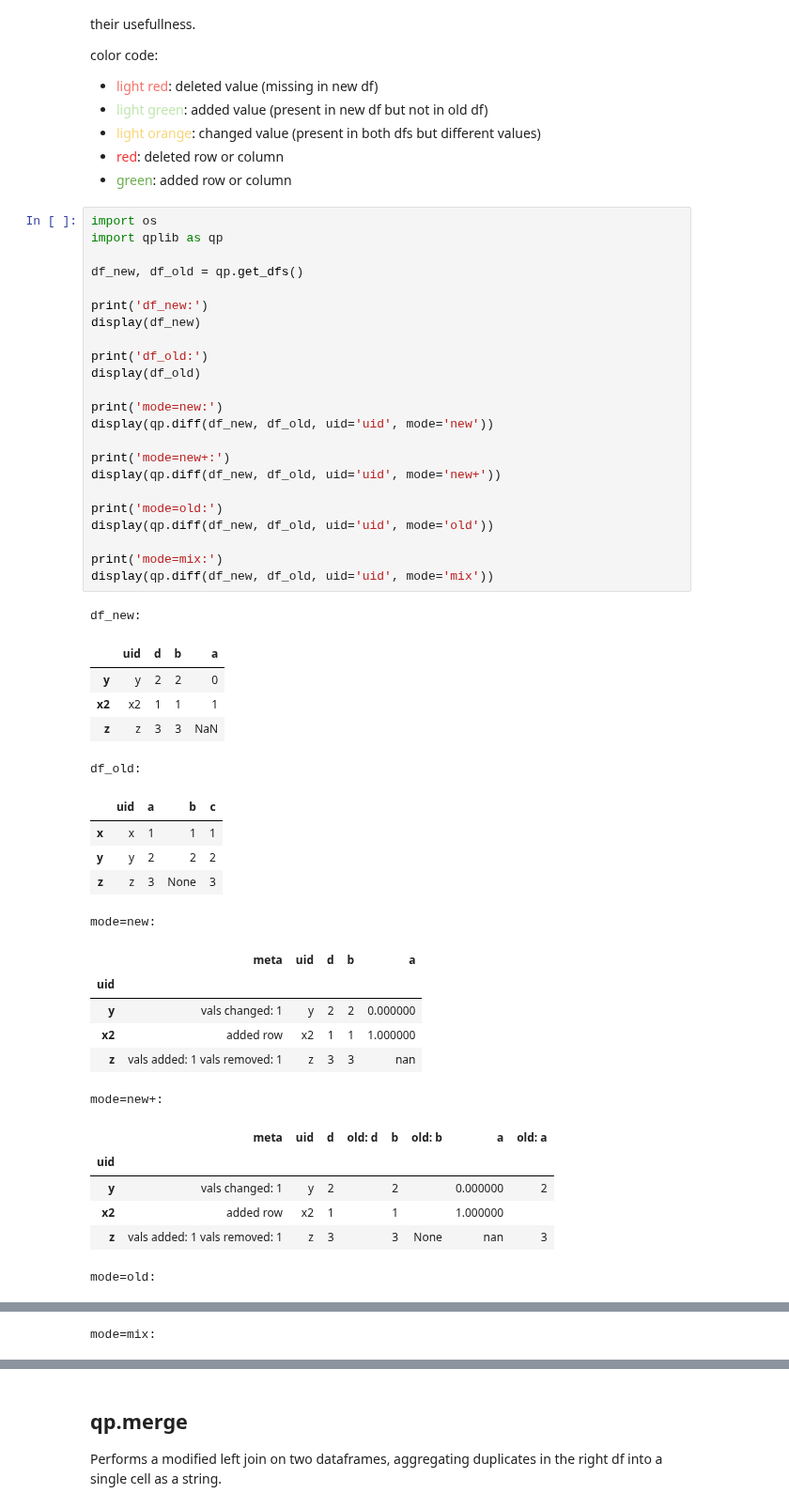
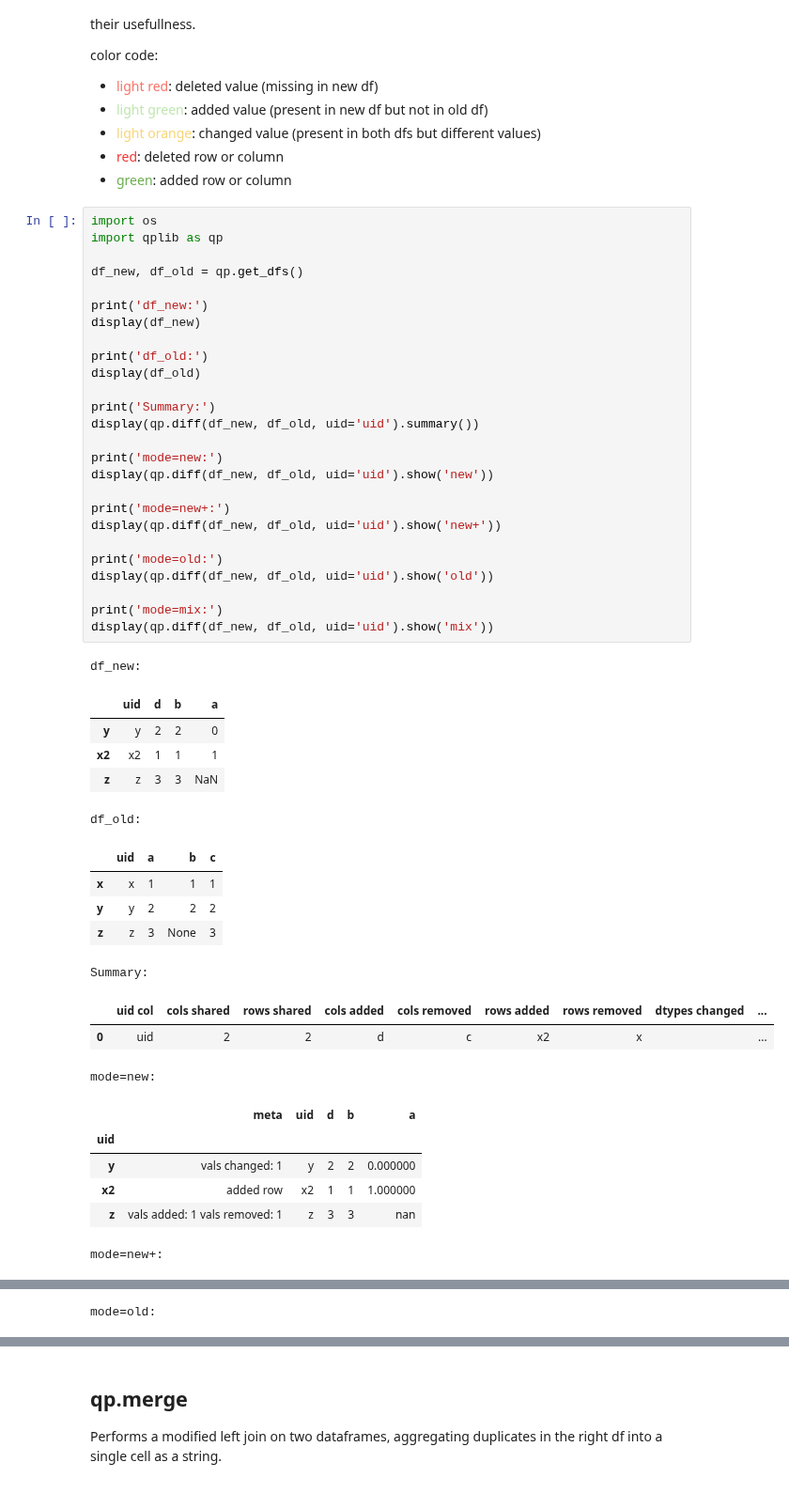
Before and after one commit to MartinVoelkl94/qplib_dev, a Jupyter notebook: interactive_demo.ipynb, the cells around one changed output, grey strips where cells are left out. Shown at 94% size. Drawn from its saved outputs; the diff is of its cells as text.

```diff
--- a/interactive_demo.ipynb
+++ b/interactive_demo.ipynb
@@ -1306,47 +1306,47 @@ color code:
 # %%
 import os
 import qplib as qp
 
 df_new, df_old = qp.get_dfs()
 
 print('df_new:')
 display(df_new)
 
 print('df_old:')
 display(df_old)
 
+print('Summary:')
+display(qp.diff(df_new, df_old, uid='uid').summary())
+
 print('mode=new:')
-display(qp.diff(df_new, df_old, uid='uid', mode='new'))
+display(qp.diff(df_new, df_old, uid='uid').show('new'))
 
 print('mode=new+:')
-display(qp.diff(df_new, df_old, uid='uid', mode='new+'))
+display(qp.diff(df_new, df_old, uid='uid').show('new+'))
 
 print('mode=old:')
-display(qp.diff(df_new, df_old, uid='uid', mode='old'))
+display(qp.diff(df_new, df_old, uid='uid').show('old'))
 
 print('mode=mix:')
-display(qp.diff(df_new, df_old, uid='uid', mode='mix'))
+display(qp.diff(df_new, df_old, uid='uid').show('mix'))
 # %% [output]
 df_new:
 |  | uid | d | b | a |
 | y | y | 2 | 2 | 0 |
 | x2 | x2 | 1 | 1 | 1 |
 | z | z | 3 | 3 | NaN |
 df_old:
 |  | uid | a | b | c |
 | x | x | 1 | 1 | 1 |
 | y | y | 2 | 2 | 2 |
 | z | z | 3 | None | 3 |
-mode=new:
+Summary:
-|  | meta | uid | d | b | a |
-| uid |  |  |  |  |  |
-| y | vals changed: 1 | y | 2 | 2 | 0.000000 |
-| x2 | added row | x2 | 1 | 1 | 1.000000 |
-| z | vals added: 1 vals removed: 1 | z | 3 | 3 | nan |
+|  | uid col | cols shared | rows shared | cols added | cols removed | rows added | rows removed | dtypes changed | ... |
+| 0 | uid | 2 | 2 | d | c | x2 | x |  | ... |
-mode=new+:
+mode=new:
-|  | meta | uid | d | old: d | b | old: b | a | old: a |
-| uid |  |  |  |  |  |  |  |  |
-| y | vals changed: 1 | y | 2 |  | 2 |  | 0.000000 | 2 |
-| x2 | added row | x2 | 1 |  | 1 |  | 1.000000 |  |
-| z | vals added: 1 vals removed: 1 | z | 3 |  | 3 | None | nan | 3 |
+|  | meta | uid | d | b | a |
+| uid |  |  |  |  |  |
+| y | vals changed: 1 | y | 2 | 2 | 0.000000 |
+| x2 | added row | x2 | 1 | 1 | 1.000000 |
+| z | vals added: 1 vals removed: 1 | z | 3 | 3 | nan |
-mode=old:
+mode=new+:
@@ -1358 +1358 @@ mode=old:
-mode=mix:
+mode=old:
```
Also changed, not shown: parts of 9 cells of this notebook, 5 other files.
